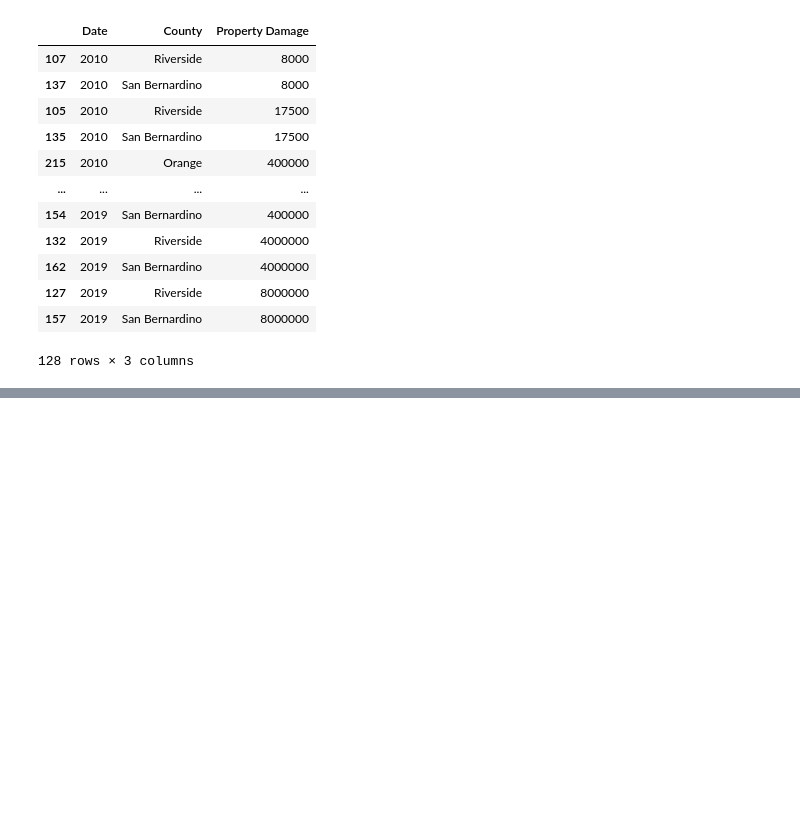
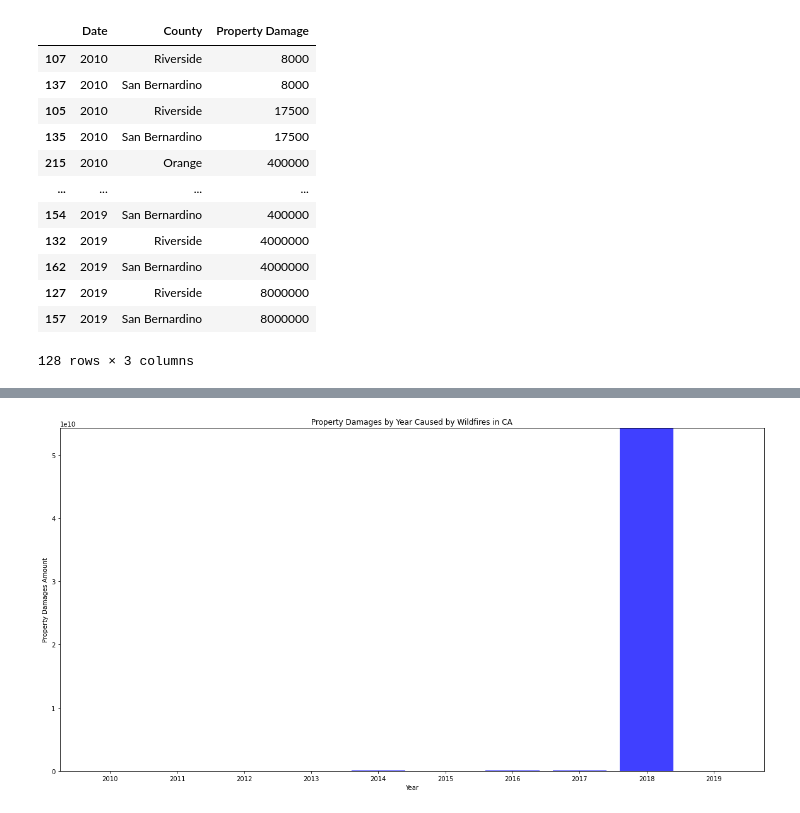
Before and after one commit to jacobdv/extreme-weather, a Jupyter notebook: wf_propertydamage_analysis.ipynb, the cells around one changed output, grey strips where cells are left out. Drawn from its saved outputs; the diff is of its cells as text; code cells hidden in the pictures; blank space fills up the shorter version.

```diff
--- a/wf_propertydamage_analysis.ipynb
+++ b/wf_propertydamage_analysis.ipynb
@@ -627,0 +121,15 @@ plt.show()
+# %%
+damages = [1251000, 5625000, 5494000, 19760000, 60194000, 5156000, 54100000, 102400000, 54226800000, 25777500]
+x_axis = np.arange(len(damages))
+plt.figure(figsize=(20,10))
+plt.bar(x_axis, damages, color='b', alpha=0.75, align='center')
+tick_locations = [value for value in x_axis]
+plt.xticks(tick_locations, ['2010', '2011', '2012', '2013', '2014', '2015', '2016', '2017', '2018', '2019'])
+plt.xlim(-0.75, len(x_axis)-0.25)
+plt.ylim(0, max(damages)+500000)
+plt.title('Property Damages by Year Caused by Wildfires in CA')
+plt.xlabel('Year')
+plt.ylabel('Property Damages Amount')
+plt.show()
+# %% [output]
+[figure, added]
```
Also changed, not shown: parts of 58 cells of this notebook, 1 other file.
